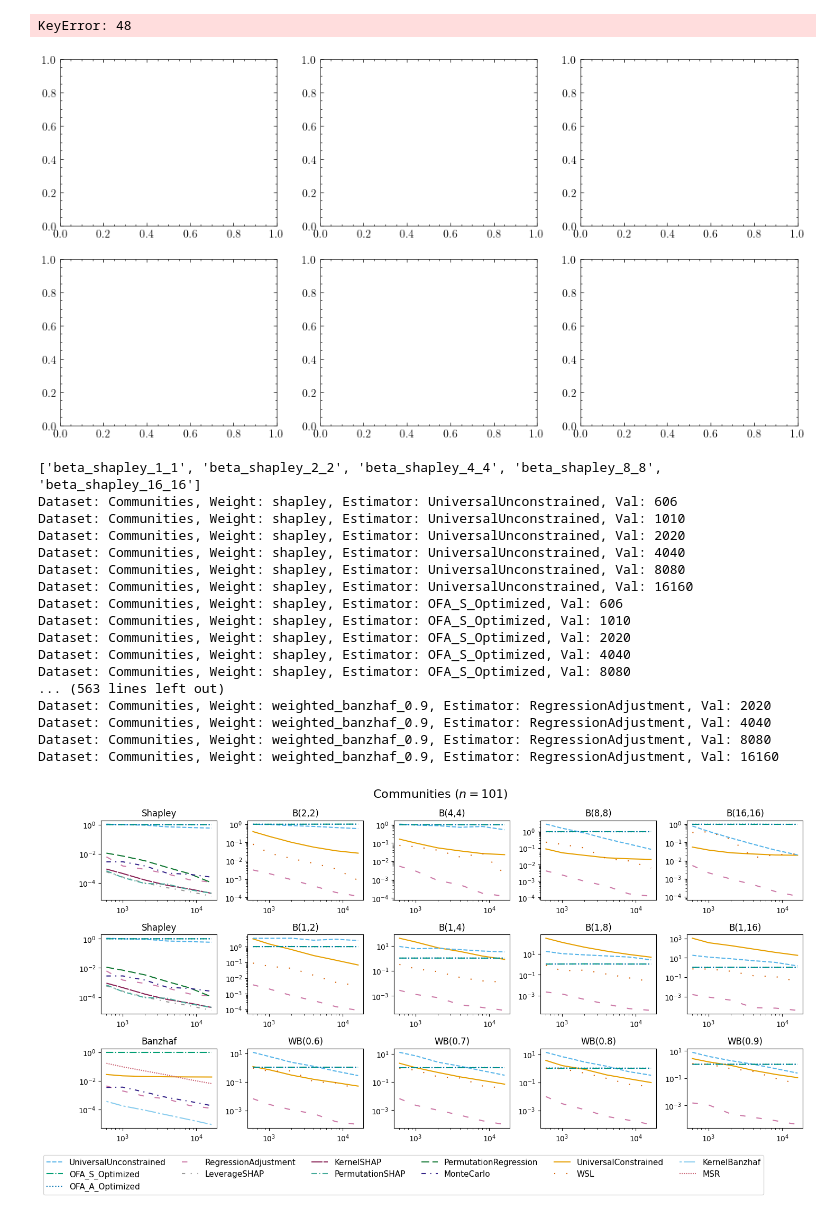
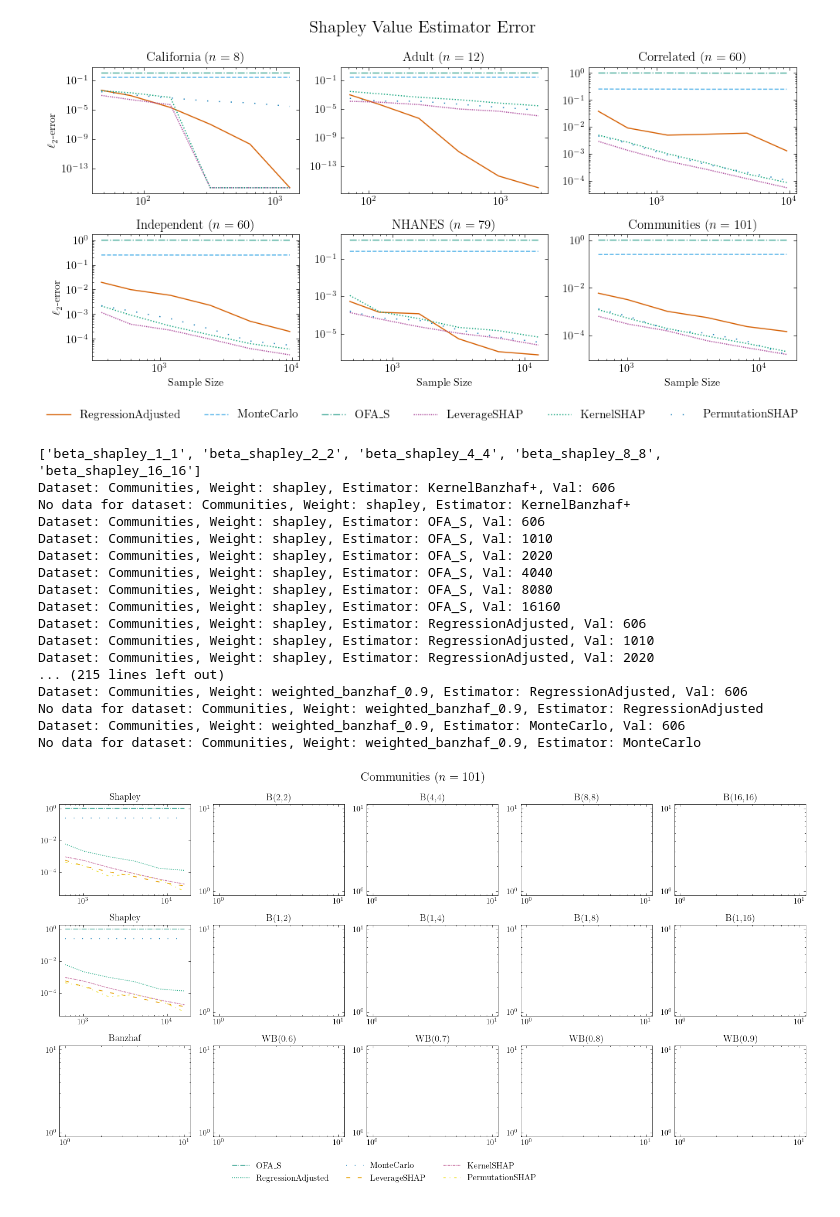
Before and after one commit to rtealwitter/regressionMSR, a Jupyter notebook: plot_big.ipynb, the cells around one changed output. Saved outputs shown, nothing was run; the diff lists cells and outputs as text; code cells hidden in the pictures.

Commit message:
update plots :)

```diff
--- a/plot_big.ipynb
+++ b/plot_big.ipynb
@@ -225,10 +225,10 @@ for filename in filenames:
                     all_handles[estimator] = line
             axs[i, j].set_yscale('log')
 
-    # Legend
-
+    fig.suptitle('Probabilistic Value Estimator Error', fontsize=16)
     # Two layers of legends
     fig.legend(all_handles.values(), all_handles.keys(), loc='upper center', ncol=len(all_handles), bbox_to_anchor=(0.45,0), fontsize=11)
+
     plt.tight_layout()
 
     plt.savefig(filename, bbox_inches='tight', dpi=300)
@@ -259,8 +259,17 @@ filter = {'sample_size': extra_variable_vals, 'noise': [0]}
 results = load_filtered_error(filter, extra_variable=extra_variable)
 
 datasets = results.keys()  # Assuming results contain dataset keys
-fig, axs = plt.subplots(2, len(datasets)//2, figsize=(12, 6))
+fig, axs = plt.subplots(2, len(datasets)//2, figsize=(10, 5))
 all_handles = {}
+
+use_estimators = [
+    'RegressionAdjusted',
+    'MonteCarlo',
+    'OFA_S',
+    'LeverageSHAP',
+    'KernelSHAP',
+    'PermutationSHAP',
+]
 
 # Iterate through datasets
 # Sort the datasets by the number of samples
@@ -272,41 +281,41 @@ for j, dataset in enumerate(datasets):
     col = j % (len(datasets)//2)
     ax = axs[row, col]
 
-    for estimator_idx, estimator in enumerate(ESTIMATOR_FACTORY.keys()):
+    for estimator_idx, estimator in enumerate(use_estimators):
 
         if estimator not in results[dataset]['shapley']:
             continue
 
         errors = []
         for val in extra_variable_vals:
             adjusted_val = int(dataset_lookup[dataset] * val)
             errors.append(np.mean(results[dataset]['shapley'][estimator][adjusted_val]))
 
         line, = ax.plot(extra_variable_vals * dataset_lookup[dataset], errors,
                             label=estimator,
                             linestyle=linestyles[estimator_idx],
                             color=cb_colors[estimator_idx])
 
         if estimator not in all_handles:
             all_handles[estimator] = line
 
     if col == 0:
-        ax.set_ylabel(r'Average $\ell_2$-error')
+        ax.set_ylabel(r'$\ell_2$-error')
     if row == 1:
         ax.set_xlabel('Sample Size')
     ax.set_yscale('log')
     ax.set_xscale('log')
     ax.set_title(f'{dataset} ($n={dataset_lookup[dataset]}$)')
 
 # Overall figure title and legend
-fig.suptitle('Shapley Value Estimator Errors Across Datasets', fontsize=16)
+fig.suptitle('Shapley Value Estimator Error', fontsize=16)
 fig.legend(all_handles.values(), all_handles.keys(), loc='upper center',
-           ncol=len(all_handles)//2, bbox_to_anchor=(0.5, 0), fontsize=11)
+           ncol=len(all_handles), bbox_to_anchor=(0.5, 0), fontsize=11)
 plt.tight_layout()
+plt.savefig('images/prob_shapley_sample_size.pdf', bbox_inches='tight', dpi=300)
 plt.show()
 # %% [output]
-KeyError: 48
-[figure, old version]
+[figure, new version]
 # %%
 # Make a giant plot
 # The columns are the datasets
@@ -367,20 +376,20 @@ plt.tight_layout()
 plt.show()
 # %% [output]
 ['beta_shapley_1_1', 'beta_shapley_2_2', 'beta_shapley_4_4', 'beta_shapley_8_8', 'beta_shapley_16_16']
-Dataset: Communities, Weight: shapley, Estimator: UniversalUnconstrained, Val: 606
-Dataset: Communities, Weight: shapley, Estimator: UniversalUnconstrained, Val: 1010
-Dataset: Communities, Weight: shapley, Estimator: UniversalUnconstrained, Val: 2020
-Dataset: Communities, Weight: shapley, Estimator: UniversalUnconstrained, Val: 4040
-Dataset: Communities, Weight: shapley, Estimator: UniversalUnconstrained, Val: 8080
-Dataset: Communities, Weight: shapley, Estimator: UniversalUnconstrained, Val: 16160
-Dataset: Communities, Weight: shapley, Estimator: OFA_S_Optimized, Val: 606
-Dataset: Communities, Weight: shapley, Estimator: OFA_S_Optimized, Val: 1010
-Dataset: Communities, Weight: shapley, Estimator: OFA_S_Optimized, Val: 2020
-Dataset: Communities, Weight: shapley, Estimator: OFA_S_Optimized, Val: 4040
-Dataset: Communities, Weight: shapley, Estimator: OFA_S_Optimized, Val: 8080
-... (563 lines left out)
-Dataset: Communities, Weight: weighted_banzhaf_0.9, Estimator: RegressionAdjustment, Val: 2020
-Dataset: Communities, Weight: weighted_banzhaf_0.9, Estimator: RegressionAdjustment, Val: 4040
-Dataset: Communities, Weight: weighted_banzhaf_0.9, Estimator: RegressionAdjustment, Val: 8080
-Dataset: Communities, Weight: weighted_banzhaf_0.9, Estimator: RegressionAdjustment, Val: 16160
+Dataset: Communities, Weight: shapley, Estimator: KernelBanzhaf+, Val: 606
+No data for dataset: Communities, Weight: shapley, Estimator: KernelBanzhaf+
+Dataset: Communities, Weight: shapley, Estimator: OFA_S, Val: 606
+Dataset: Communities, Weight: shapley, Estimator: OFA_S, Val: 1010
+Dataset: Communities, Weight: shapley, Estimator: OFA_S, Val: 2020
+Dataset: Communities, Weight: shapley, Estimator: OFA_S, Val: 4040
+Dataset: Communities, Weight: shapley, Estimator: OFA_S, Val: 8080
+Dataset: Communities, Weight: shapley, Estimator: OFA_S, Val: 16160
+Dataset: Communities, Weight: shapley, Estimator: RegressionAdjusted, Val: 606
+Dataset: Communities, Weight: shapley, Estimator: RegressionAdjusted, Val: 1010
+Dataset: Communities, Weight: shapley, Estimator: RegressionAdjusted, Val: 2020
+... (215 lines left out)
+Dataset: Communities, Weight: weighted_banzhaf_0.9, Estimator: RegressionAdjusted, Val: 606
+No data for dataset: Communities, Weight: weighted_banzhaf_0.9, Estimator: RegressionAdjusted
+Dataset: Communities, Weight: weighted_banzhaf_0.9, Estimator: MonteCarlo, Val: 606
+No data for dataset: Communities, Weight: weighted_banzhaf_0.9, Estimator: MonteCarlo
-[figure, old version]
+[figure, new version]
```
Also changed, not shown: parts of 1 cell of this notebook, 42 other files.
